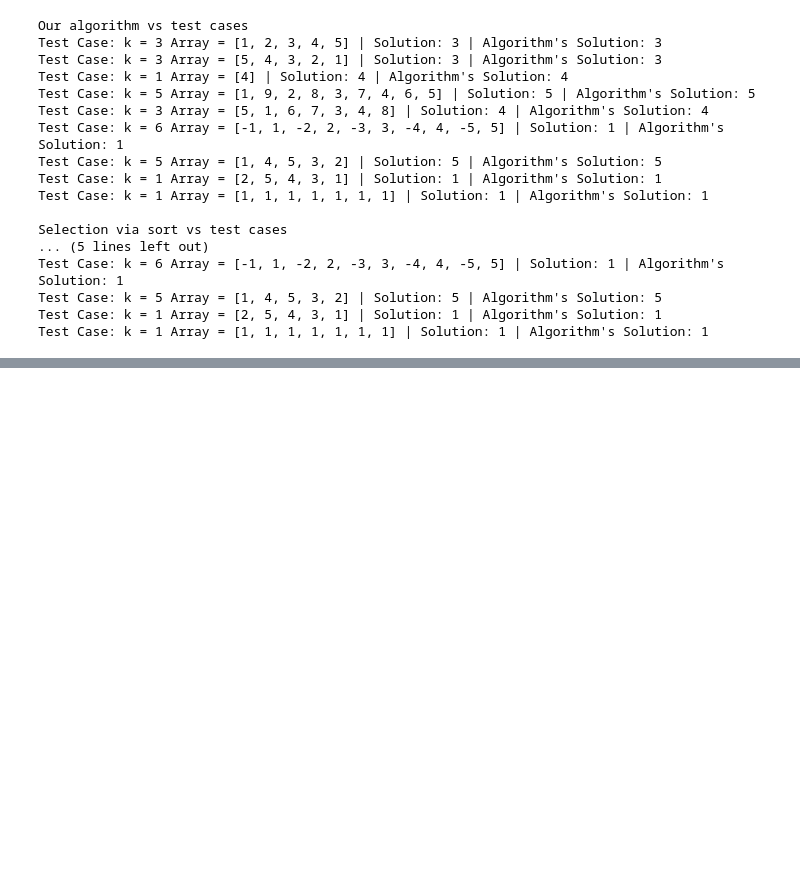
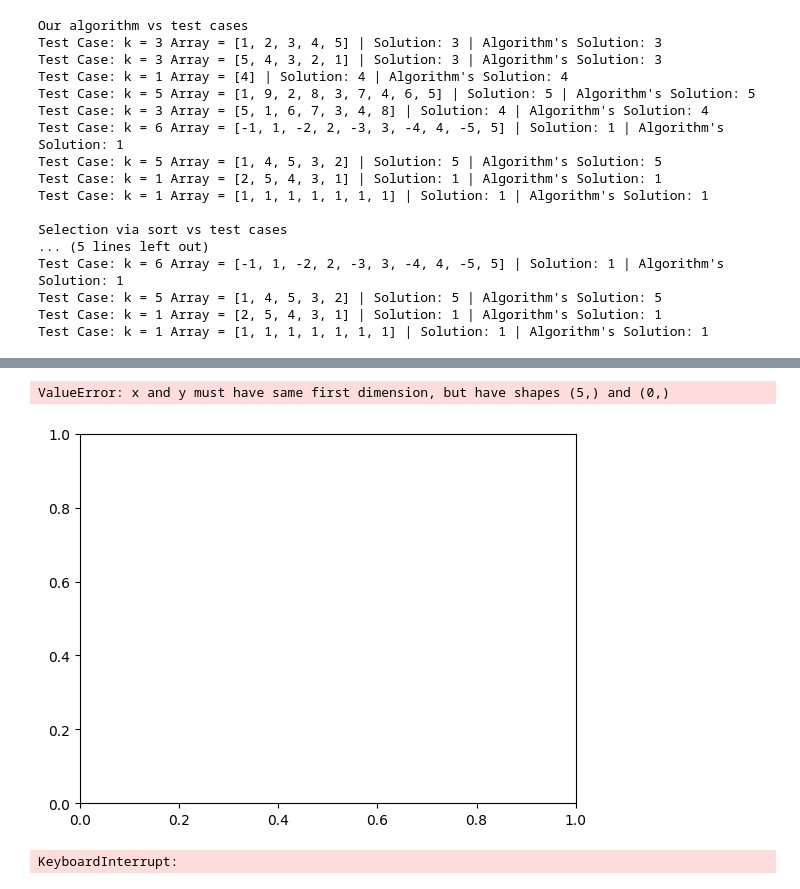
Before and after one commit to kirkto7/alrgorithms-p3, a Jupyter notebook: main.ipynb, the cells around one changed output, grey strips where cells are left out. Cells and saved outputs as stored; diff of their text form; code cells hidden in the pictures; blank space fills up the shorter version.

```diff
--- a/main.ipynb
+++ b/main.ipynb
@@ -24,2 +14,13 @@ def insertion_sort(list_to_sort):
+# %%
+def selection_sort(list_to_sort):
+    for i in range(len(list_to_sort)):
+        min_index = i
+        for j in range(i + 1, len(list_to_sort)):
+            if (list_to_sort[j] < list_to_sort[min_index]):
+                min_index = j
+        temp_value = list_to_sort[i]
+        list_to_sort[i] = list_to_sort[min_index]
+        list_to_sort[min_index] = temp_value
+    return list_to_sort
 # %%
 def selection_by_sort(k, arr):
@@ -80,0 +121,22 @@ Test Case: k = 1 Array = [1, 1, 1, 1, 1, 1, 1] | Solution: 1 | Algorithm's Solut
+# %%
+selection_times_descending = []
+selSort_times_descending = []
+
+for i in nums:
+    arr = []
+    for j in range(i):
+        arr.append(i-j)
+    k = int(len(arr)/2) + 1
+    #time our algorithm
+    start_time = time.perf_counter()
+    selection(k,arr)
+    end_time = time.perf_counter()
+    runtime = end_time - start_time
+    selection_times_descending.append(runtime)
+
+    #time selection by sorting
+    start_time = time.perf_counter()
+    selection_by_sort(k,arr)
+    end_time = time.perf_counter()
+    runtime = end_time - start_time
+    selSort_times_descending.append(runtime)
@@ -80,0 +147,28 @@ Test Case: k = 1 Array = [1, 1, 1, 1, 1, 1, 1] | Solution: 1 | Algorithm's Solut
+# %%
+plt.plot(nums, selection_times_descending, label = "Our Algorithm")
+plt.plot(nums, selSort_times_descending, label = "Selection via sorting")
+plt.xlabel("List Size", fontsize = 18)
+plt.ylabel("Run Time (s)", fontsize = 18)
+plt.title("Descending Arrays", fontsize = 20)
+plt.legend()
+# %% [output]
+ValueError: x and y must have same first dimension, but have shapes (5,) and (0,)
+[figure, added]
+# %%
+import random
+
+#generate random lists
+lists = []
+for i in range(1,max):
+    arr = []
+    nums = []
+    for i in range(1,i+1):
+        nums.append(i)
+    for j in range(i):
+        index = random.randint(0,i-j-1)
+        num = nums[index]
+        arr.append(num)
+        nums.pop(index)
+    lists.append(arr)
+# %% [output]
+KeyboardInterrupt:
```
Also changed, not shown: parts of 8 cells of this notebook.
